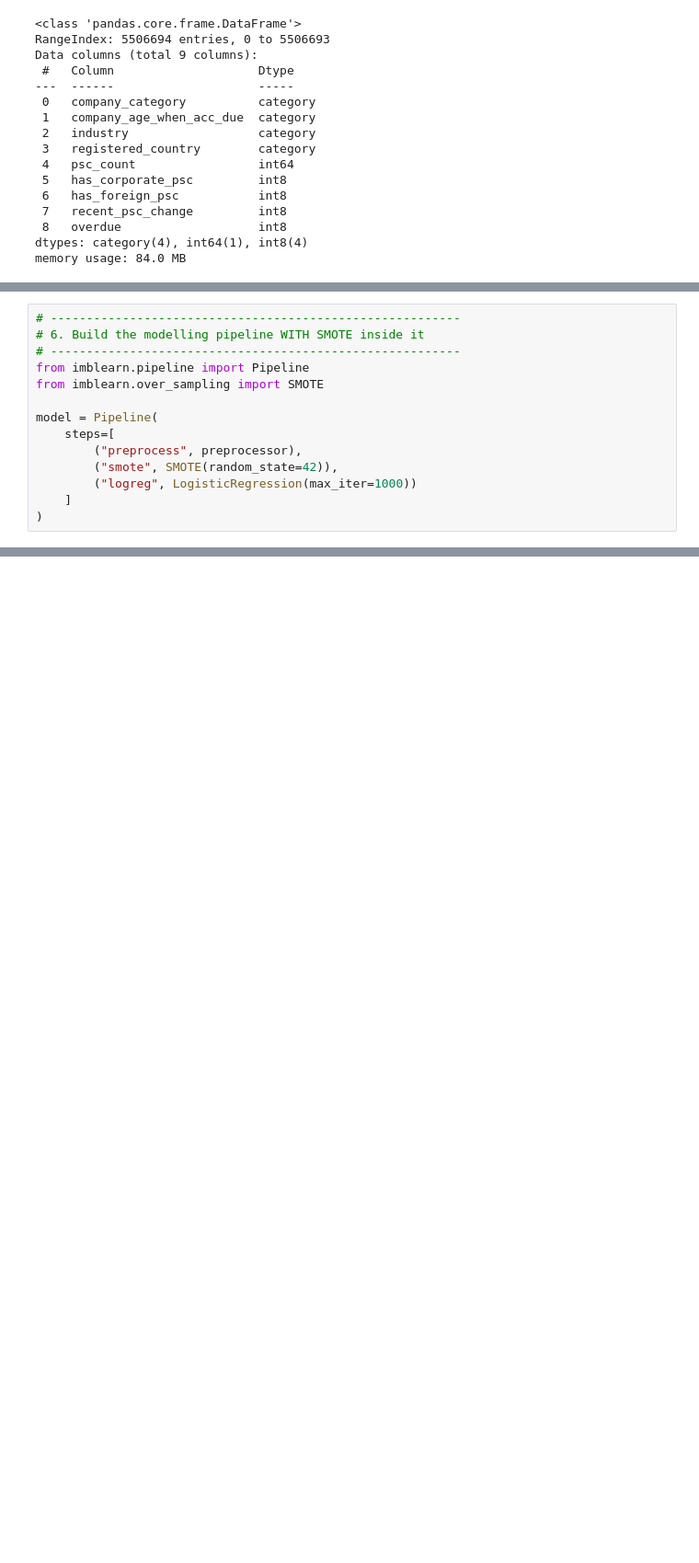
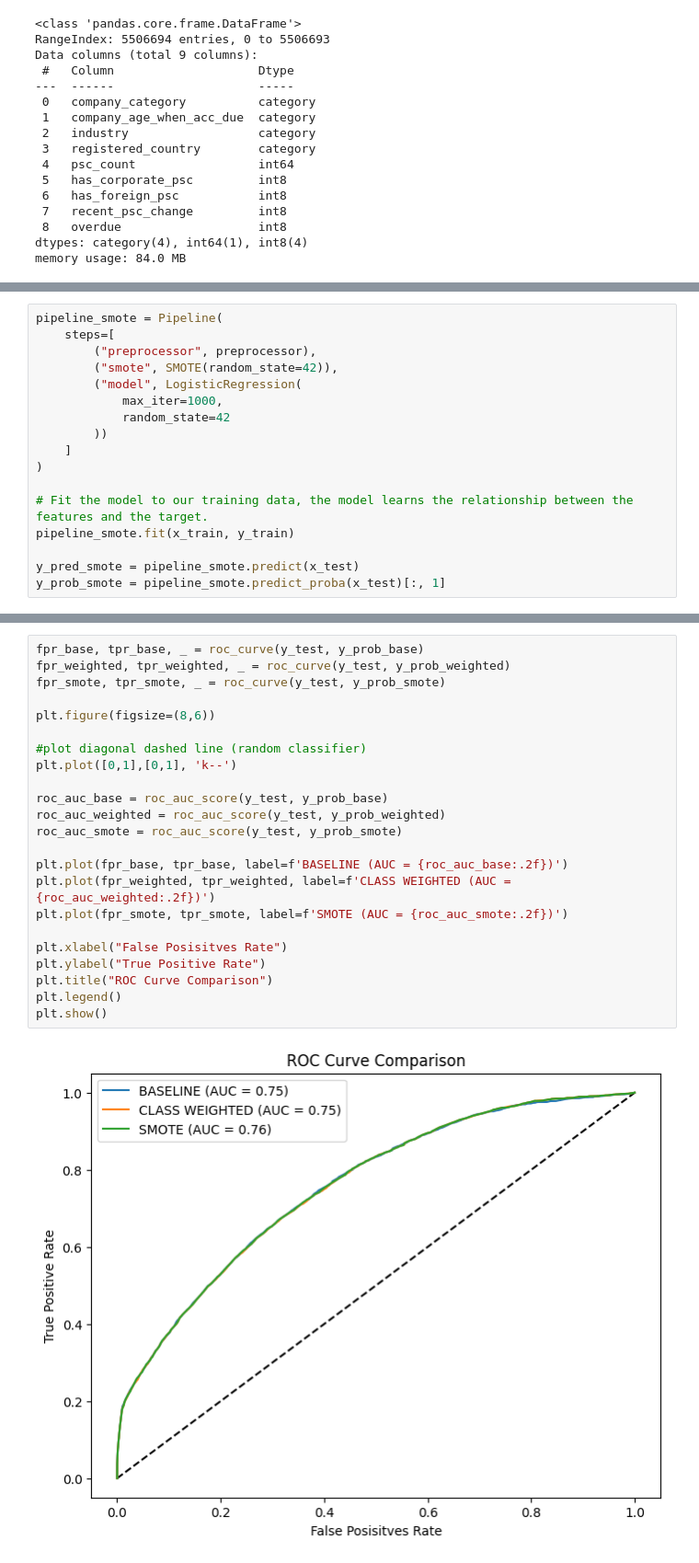
Before and after one commit to BP0323904/dspp, a Jupyter notebook: Companies_House/Notebooks/CH_Log_Reg_Model.ipynb, the cells around one changed output, grey strips where cells are left out. Shown: that part at 92% size. Cells and saved outputs as stored; diff of their text form; blank space fills up the shorter version.

```diff
--- a/Companies_House/Notebooks/CH_Log_Reg_Model.ipynb
+++ b/Companies_House/Notebooks/CH_Log_Reg_Model.ipynb
@@ -200,14 +295,17 @@ print(pd.Series([0]*majority + [1]*majority).value_counts())
 # %%
-# ---------------------------------------------------------
-# 6. Build the modelling pipeline WITH SMOTE inside it
-# ---------------------------------------------------------
-from imblearn.pipeline import Pipeline
-from imblearn.over_sampling import SMOTE
-
-model = Pipeline(
+pipeline_smote = Pipeline(
     steps=[
-        ("preprocess", preprocessor),
+        ("preprocessor", preprocessor),
         ("smote", SMOTE(random_state=42)),
-        ("logreg", LogisticRegression(max_iter=1000))
+        ("model", LogisticRegression(
+            max_iter=1000,
+            random_state=42
+        ))
     ]
 )
+
+# Fit the model to our training data, the model learns the relationship between the features and the target.
+pipeline_smote.fit(x_train, y_train)
+
+y_pred_smote = pipeline_smote.predict(x_test)
+y_prob_smote = pipeline_smote.predict_proba(x_test)[:, 1]
@@ -243,0 +384,25 @@ print(classification_report(y_test, y_pred_default))
+# %%
+fpr_base, tpr_base, _ = roc_curve(y_test, y_prob_base)
+fpr_weighted, tpr_weighted, _ = roc_curve(y_test, y_prob_weighted)
+fpr_smote, tpr_smote, _ = roc_curve(y_test, y_prob_smote)
+
+plt.figure(figsize=(8,6))
+
+#plot diagonal dashed line (random classifier)
+plt.plot([0,1],[0,1], 'k--')
+
+roc_auc_base = roc_auc_score(y_test, y_prob_base)
+roc_auc_weighted = roc_auc_score(y_test, y_prob_weighted)
+roc_auc_smote = roc_auc_score(y_test, y_prob_smote)
+
+plt.plot(fpr_base, tpr_base, label=f'BASELINE (AUC = {roc_auc_base:.2f})')
+plt.plot(fpr_weighted, tpr_weighted, label=f'CLASS WEIGHTED (AUC = {roc_auc_weighted:.2f})')
+plt.plot(fpr_smote, tpr_smote, label=f'SMOTE (AUC = {roc_auc_smote:.2f})')
+
+plt.xlabel("False Posisitves Rate")
+plt.ylabel("True Positive Rate")
+plt.title("ROC Curve Comparison")
+plt.legend()
+plt.show()
+# %% [output]
+[figure, added]
```
Also changed, not shown: parts of 78 cells of this notebook.
